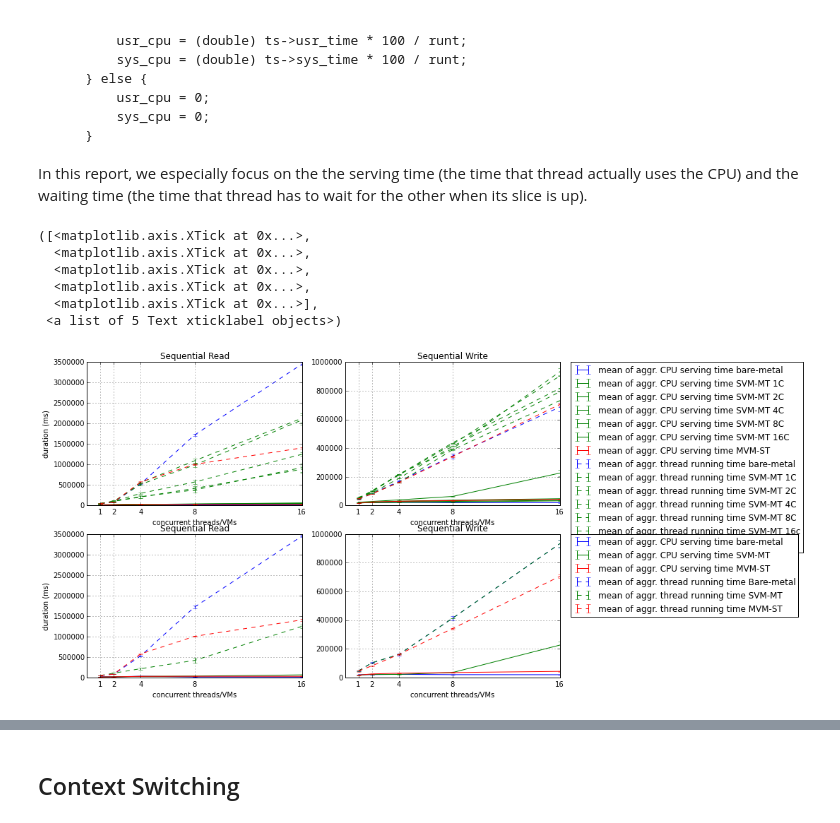
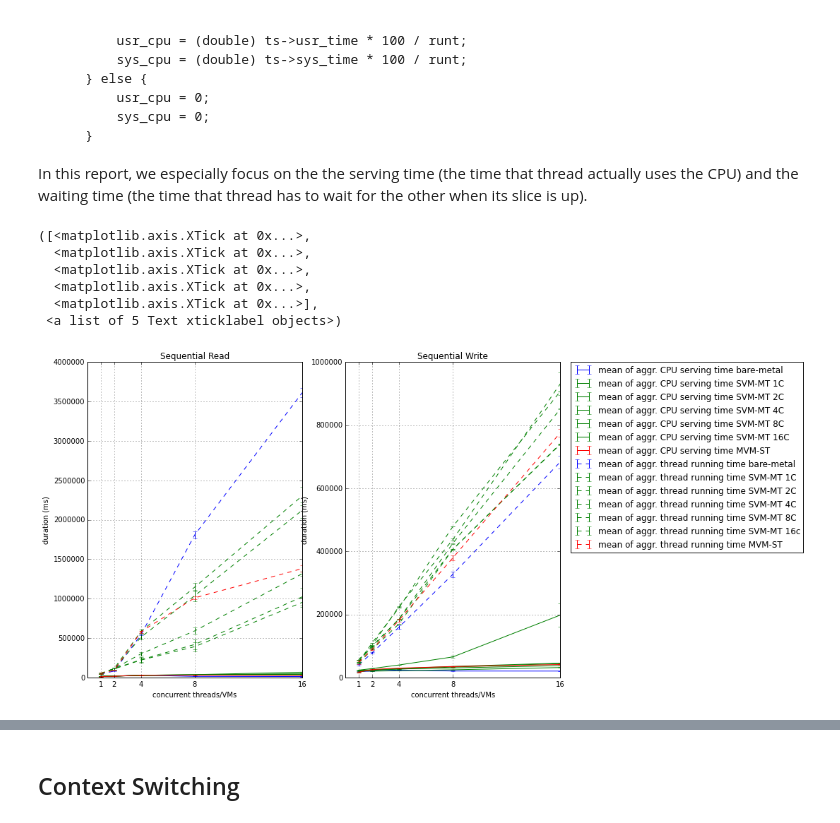
Before and after one commit to hasonhai/io_measurements, a Jupyter notebook: notebook/DA16procs_bf12.ipynb, the cells around one changed output, grey strips where cells are left out. Drawn from its saved outputs; the diff is of its cells as text; code cells hidden in the pictures.

```diff
--- a/notebook/DA16procs_bf12.ipynb
+++ b/notebook/DA16procs_bf12.ipynb
@@ -520,16 +446,16 @@ In this report, we especially focus on the the serving time (the time that threa
 # %%
 # Load time spending in user space
-cpuusresult = pd.read_csv('data/cpuus16p4gbf12nocache.csv', delimiter=' ', header=None)
+cpuusresult = pd.read_csv('data/cpuus16p4gbf12cache.csv', delimiter=' ', header=None)
 cpuusdata = cpuusresult[range(1,17)]
 cpuusindex = cpuusresult[0]
 cpuusdata.index = cpuusindex.str.replace('T[0-2][0-9]', '',case=False)
 # Load time spending in kernel space
-cpuksresult = pd.read_csv('data/cpuks16p4gbf12nocache.csv', delimiter=' ', header=None)
+cpuksresult = pd.read_csv('data/cpuks16p4gbf12cache.csv', delimiter=' ', header=None)
 cpuksdata = cpuksresult[range(1,17)]
 cpuksindex = cpuksresult[0]
 cpuksdata.index = cpuksindex.str.replace('T[0-2][0-9]', '',case=False)
 # Load total runtime of thread
-threadruntimeresult = pd.read_csv('data/rt16p4gbf12nocache.csv', delimiter=' ', header=None)
+threadruntimeresult = pd.read_csv('data/rt16p4gbf12cache.csv', delimiter=' ', header=None)
 threadruntimedata = threadruntimeresult[range(1,17)]
 threadruntimeindex = threadruntimeresult[0]
 threadruntimedata.index = threadruntimeindex.str.replace('T[0-2][0-9]', '',case=False)
@@ -637,7 +563,7 @@ citrtswsvm = [citrtswsvm1c[0], citrtswsvm2c[1], citrtswsvm4c[2], citrtswsvm8c[3]
 x_axis = [1,2,4,8,16]
 pylab.rcParams['figure.figsize'] = 12, 8  # change default size of figures
 
-plt.subplot(221)
+plt.subplot(121)
 plt.errorbar(x_axis, tctsrbf, citctsrbf, color="blue")
 plt.errorbar(x_axis, tctsrsvm1c, citctsrsvm1c, color="green")
 plt.errorbar(x_axis, tctsrsvm2c, citctsrsvm2c, color="green")
@@ -659,67 +585,37 @@ plt.xlabel('concurrent threads/VMs')
 plt.ylabel('duration (ms)')
 plt.xticks(x_axis)
 
-plt.subplot(222)
+plt.subplot(122)
 plt.errorbar(x_axis, tctswbf, citctswbf, color="blue", label = 'mean of aggr. CPU serving time bare-metal')
 plt.errorbar(x_axis, tctswsvm1c, citctswsvm1c, color="green", label = 'mean of aggr. CPU serving time SVM-MT 1C')
 plt.errorbar(x_axis, tctswsvm2c, citctswsvm2c, color="green", label = 'mean of aggr. CPU serving time SVM-MT 2C')
 plt.errorbar(x_axis, tctswsvm4c, citctswsvm4c, color="green", label = 'mean of aggr. CPU serving time SVM-MT 4C')
 plt.errorbar(x_axis, tctswsvm8c, citctswsvm8c, color="green", label = 'mean of aggr. CPU serving time SVM-MT 8C')
 plt.errorbar(x_axis, tctswsvm16c, citctswsvm16c, color="green", label = 'mean of aggr. CPU serving time SVM-MT 16C')
 plt.errorbar(x_axis, tctswmvm, citctswmvm, color="red", label = 'mean of aggr. CPU serving time MVM-ST')
 plt.errorbar(x_axis, trtswbf, citrtswbf, ls="dashed", color="blue", label = 'mean of aggr. thread running time bare-metal')
 plt.errorbar(x_axis, trtswsvm1c, citrtswsvm1c, ls="dashed", color="green", label = 'mean of aggr. thread running time SVM-MT 1C')
 plt.errorbar(x_axis, trtswsvm2c, citrtswsvm2c, ls="dashed", color="green", label = 'mean of aggr. thread running time SVM-MT 2C')
 plt.errorbar(x_axis, trtswsvm4c, citrtswsvm4c, ls="dashed", color="green", label = 'mean of aggr. thread running time SVM-MT 4C')
 plt.errorbar(x_axis, trtswsvm8c, citrtswsvm8c, ls="dashed", color="green", label = 'mean of aggr. thread running time SVM-MT 8C')
 plt.errorbar(x_axis, trtswsvm16c, citrtswsvm16c, ls="dashed", color="green", label = 'mean of aggr. thread running time SVM-MT 16c')
 plt.errorbar(x_axis, trtswmvm, citrtswmvm, ls="dashed", color="red", label = 'mean of aggr. thread running time MVM-ST')
 #plt.axis([0.9, 16.1, 0, 110000])
 plt.grid(True)
 plt.title('Sequential Write')
 plt.legend(bbox_to_anchor=(1.05, 1), loc=0, borderaxespad=0.)
 plt.xlabel('concurrent threads/VMs')
-#plt.ylabel('duration (ms)')
-plt.xticks(x_axis)
-
-plt.subplot(223)
-plt.errorbar(x_axis, tctsrbf, citctsrbf, color="blue")
-plt.errorbar(x_axis, tctsrsvm, citctsrsvm, color="green")
-plt.errorbar(x_axis, tctsrmvm, citctsrmvm, color="red")
-plt.errorbar(x_axis, trtsrbf, citrtsrbf, ls="dashed", color="blue")
-plt.errorbar(x_axis, trtsrsvm, citrtsrsvm, ls="dashed", color="green")
-plt.errorbar(x_axis, trtsrmvm, citrtsrmvm, ls="dashed", color="red")
-#plt.axis([0.9, 16.1, 0, 110000])
-plt.grid(True)
-plt.title('Sequential Read')
-plt.xlabel('concurrent threads/VMs')
 plt.ylabel('duration (ms)')
 plt.xticks(x_axis)
-
-plt.subplot(224)
-plt.errorbar(x_axis, tctswbf, citctswbf, color="blue", label = 'mean of aggr. CPU serving time bare-metal')
-plt.errorbar(x_axis, tctswsvm, citctswsvm, color="green", label = 'mean of aggr. CPU serving time SVM-MT')
-plt.errorbar(x_axis, tctswmvm, citctswmvm, color="red", label = 'mean of aggr. CPU serving time MVM-ST')
-plt.errorbar(x_axis, trtswsvm, citrtswbf, ls="dashed", color="blue", label = 'mean of aggr. thread running time Bare-metal')
-plt.errorbar(x_axis, trtswsvm, citrtswsvm, ls="dashed", color="green", label = 'mean of aggr. thread running time SVM-MT')
-plt.errorbar(x_axis, trtswmvm, citrtswmvm, ls="dashed", color="red", label = 'mean of aggr. thread running time MVM-ST')
-#plt.axis([0.9, 16.1, 0, 110000])
-plt.grid(True)
-plt.title('Sequential Write')
-plt.legend(bbox_to_anchor=(1.05, 1), loc=0, borderaxespad=0.)
-plt.xlabel('concurrent threads/VMs')
-#plt.ylabel('duration (ms)')
-plt.xticks(x_axis)
-
 #plt.savefig('CPUutilisation16procs.pdf')
 # %% [output]
 ([<matplotlib.axis.XTick at 0x...>,
   <matplotlib.axis.XTick at 0x...>,
   <matplotlib.axis.XTick at 0x...>,
   <matplotlib.axis.XTick at 0x...>,
   <matplotlib.axis.XTick at 0x...>],
  <a list of 5 Text xticklabel objects>)
-[figure, old version]
+[figure, new version]
 # %%
 # for throughput per thread/VM
 nml_tctsrbf = [x/y for x,y in zip(tctsrbf,tctsrbf)]
```
Also changed, not shown: parts of 11 cells of this notebook, 4 other files.
